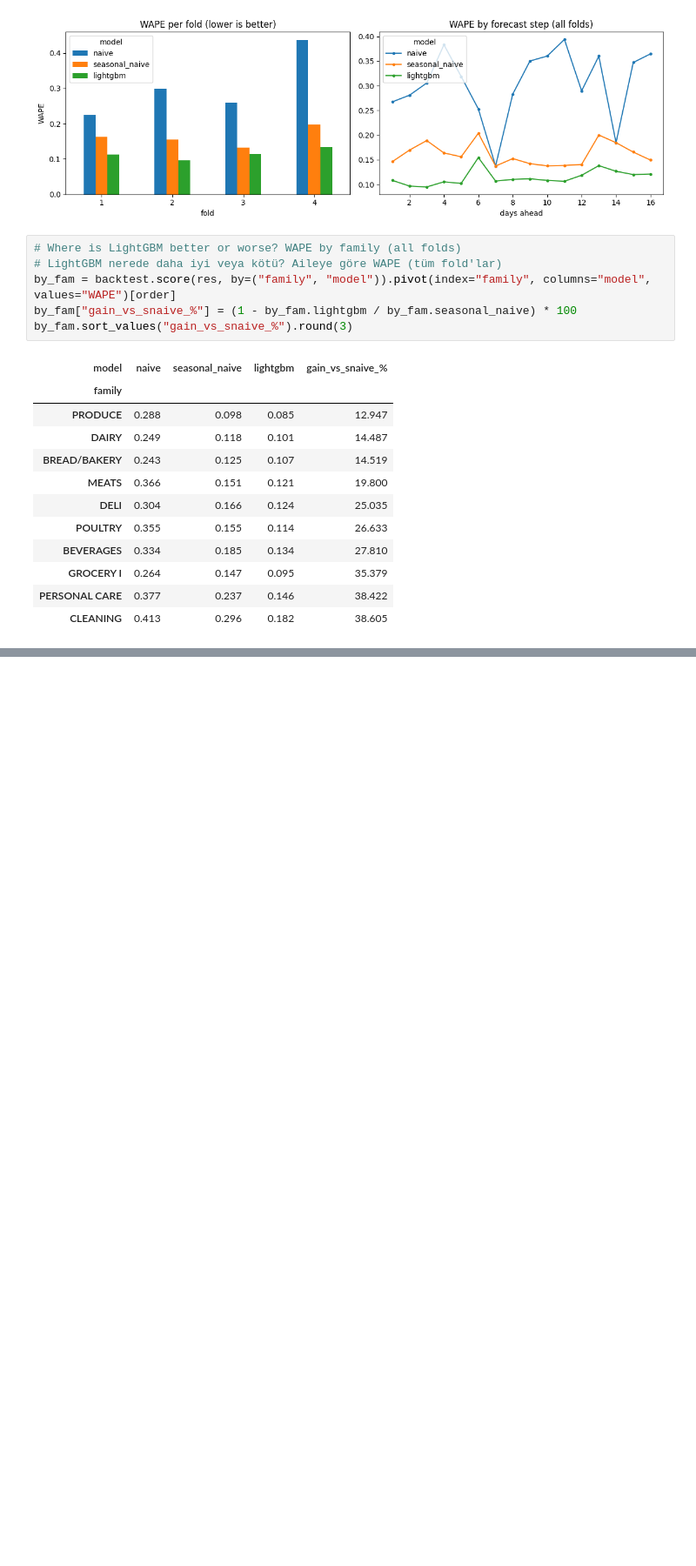
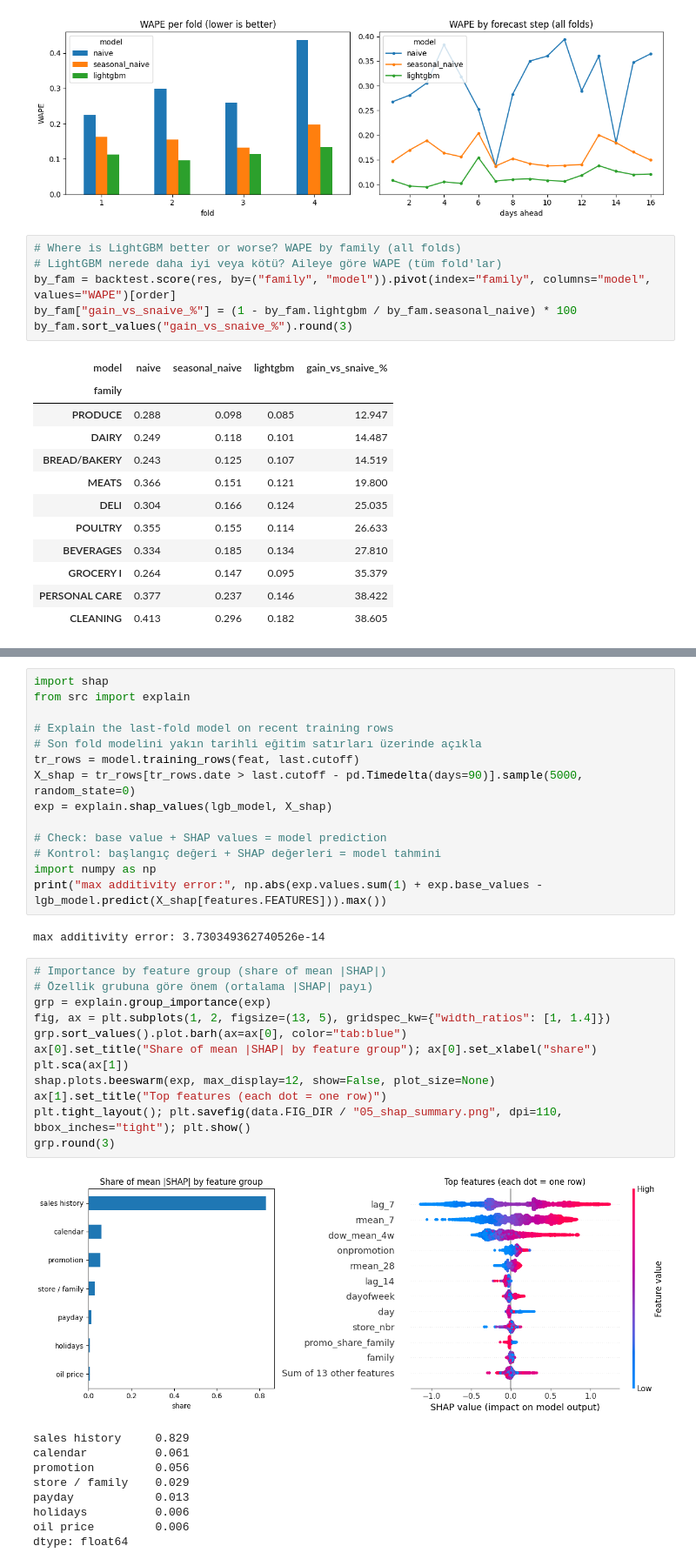
Before and after one commit to Mervecaliskann/retail-demand-forecasting, a Jupyter notebook: notebooks/forecasting.ipynb, the cells around one changed output, grey strips where cells are left out. Shown at 87% size. Cells and saved outputs as stored; diff of their text form; blank space fills up the shorter version.

```diff
--- a/notebooks/forecasting.ipynb
+++ b/notebooks/forecasting.ipynb
@@ -323,0 +329,38 @@ by_fam.sort_values("gain_vs_snaive_%").round(3)
+# %%
+import shap
+from src import explain
+
+# Explain the last-fold model on recent training rows
+# Son fold modelini yakın tarihli eğitim satırları üzerinde açıkla
+tr_rows = model.training_rows(feat, last.cutoff)
+X_shap = tr_rows[tr_rows.date > last.cutoff - pd.Timedelta(days=90)].sample(5000, random_state=0)
+exp = explain.shap_values(lgb_model, X_shap)
+
+# Check: base value + SHAP values = model prediction
+# Kontrol: başlangıç değeri + SHAP değerleri = model tahmini
+import numpy as np
+print("max additivity error:", np.abs(exp.values.sum(1) + exp.base_values - lgb_model.predict(X_shap[features.FEATURES])).max())
+# %% [output]
+max additivity error: 3.730349362740526e-14
+# %%
+# Importance by feature group (share of mean |SHAP|)
+# Özellik grubuna göre önem (ortalama |SHAP| payı)
+grp = explain.group_importance(exp)
+fig, ax = plt.subplots(1, 2, figsize=(13, 5), gridspec_kw={"width_ratios": [1, 1.4]})
+grp.sort_values().plot.barh(ax=ax[0], color="tab:blue")
+ax[0].set_title("Share of mean |SHAP| by feature group"); ax[0].set_xlabel("share")
+plt.sca(ax[1])
+shap.plots.beeswarm(exp, max_display=12, show=False, plot_size=None)
+ax[1].set_title("Top features (each dot = one row)")
+plt.tight_layout(); plt.savefig(data.FIG_DIR / "05_shap_summary.png", dpi=110, bbox_inches="tight"); plt.show()
+grp.round(3)
+# %% [output]
+[figure, added]
+sales history     0.829
+calendar          0.061
+promotion         0.056
+store / family    0.029
+payday            0.013
+holidays          0.006
+oil price         0.006
+dtype: float64
```
Also changed, not shown: parts of 4 cells of this notebook, 3 other files.
